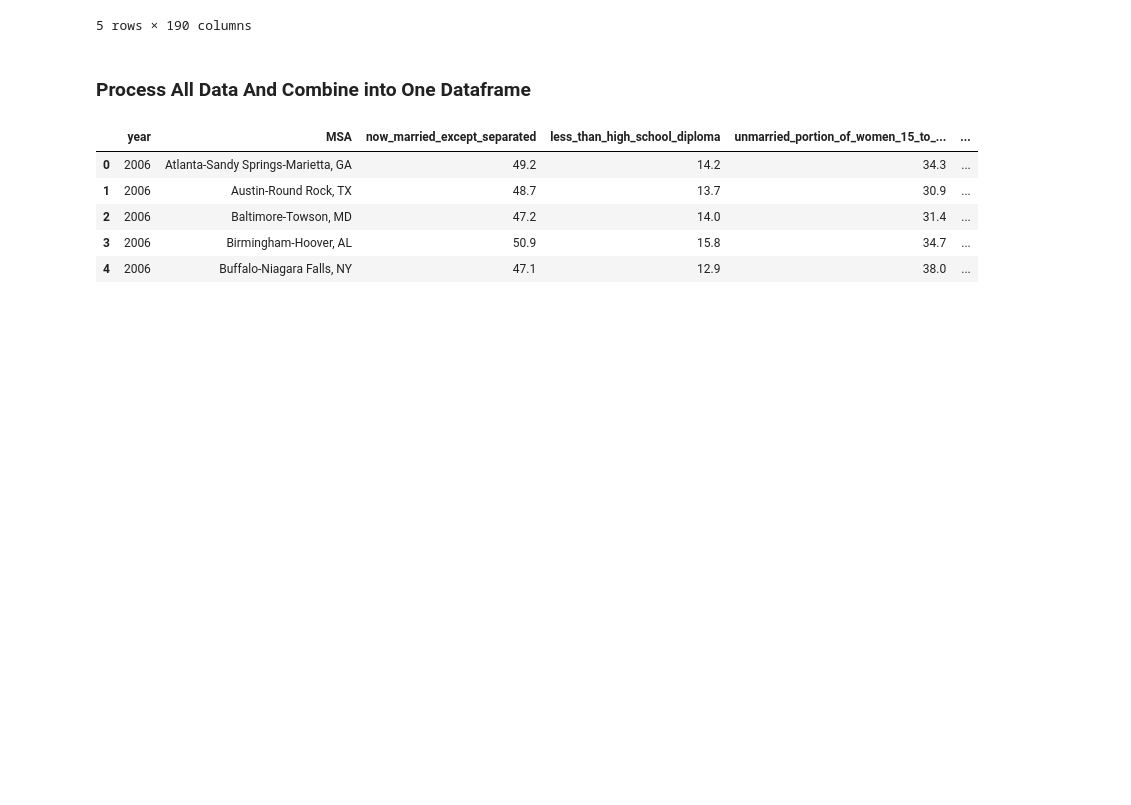
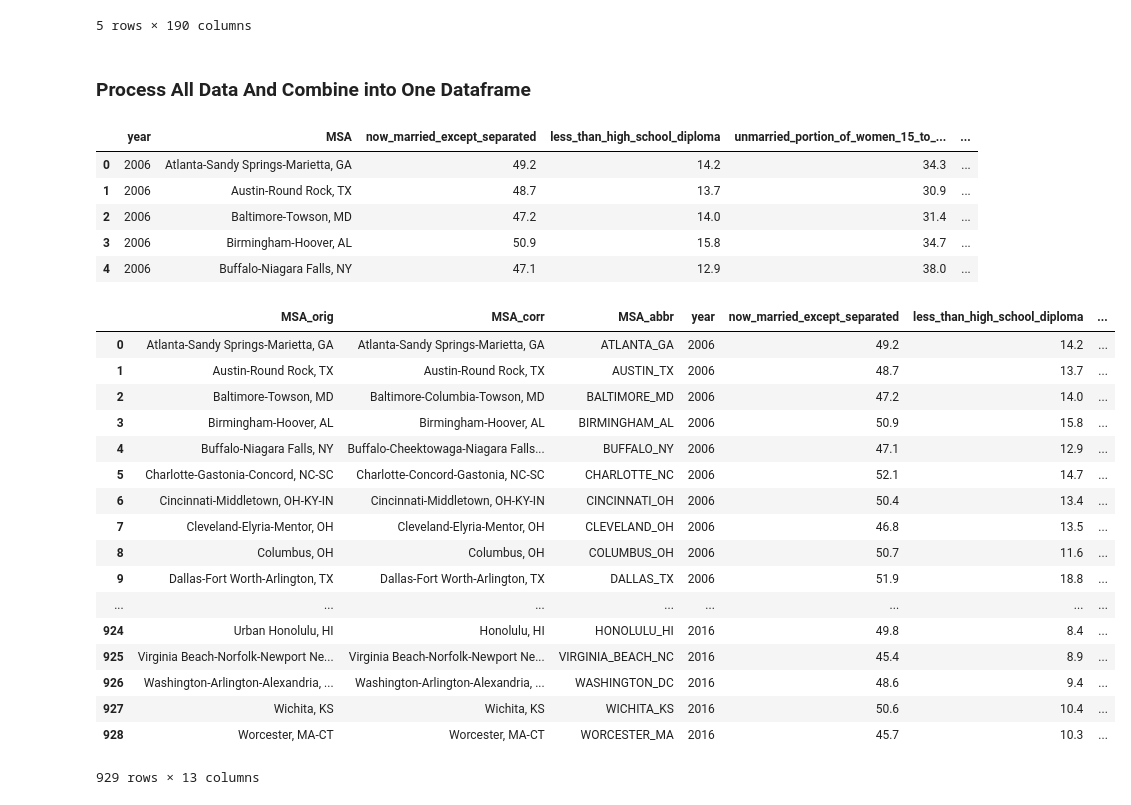
Before and after one commit to dkloving/CS109A_Project, a Jupyter notebook: scripts/load_and_process_data.ipynb, the cells around one changed output. Cells and saved outputs as stored; diff of their text form; code cells hidden in the pictures; blank space fills up the shorter version.

Commit message:
added msa corr and abbr columns

```diff
--- a/scripts/load_and_process_data.ipynb
+++ b/scripts/load_and_process_data.ipynb
@@ -546,0 +694,45 @@ all_df.head()
+# %%
+# process MSAs
+
+#rename msa to msa_orig ~~~~~~~~~~~~~~~~~~~~~~~$$$$$
+all_df = all_df.rename(columns={'MSA':'MSA_orig'})
+
+rename_msa = lambda x : msa_orig_map_to_corr.get(x)
+
+
+all_df['MSA_corr'] = all_df['MSA_orig']\
+    .apply(lambda x :msa_orig_map_to_corr.get(x) if msa_orig_map_to_corr.get(x) is not None else x)
+all_df['MSA_abbr'] = all_df['MSA_corr'].apply(lambda x : msa_corr_map_to_abbr.get(x))
+
+
+columns = ['MSA_orig', 'MSA_corr', 'MSA_abbr', 'year',
+           'now_married_except_separated',
+           'less_than_high_school_diploma',
+           'unmarried_portion_of_women_15_to_50_years_who_had_a_birth_in_past_12_months',
+           'households_with_food_stamp_snap_benefits',
+           'percentage_married_couple_family',
+           'percentage_female_householder_no_husband_present_family',
+           'poverty_all_people', 'house_median_value_(dollars)',
+           'murder_per_100_k']
+
+all_df = all_df[columns]
+all_df
+# %% [output]
+|  | MSA_orig | MSA_corr | MSA_abbr | year | now_married_except_separated | less_than_high_school_diploma | ... |
+| 0 | Atlanta-Sandy Springs-Marietta, GA | Atlanta-Sandy Springs-Marietta, GA | ATLANTA_GA | 2006 | 49.2 | 14.2 | ... |
+| 1 | Austin-Round Rock, TX | Austin-Round Rock, TX | AUSTIN_TX | 2006 | 48.7 | 13.7 | ... |
+| 2 | Baltimore-Towson, MD | Baltimore-Columbia-Towson, MD | BALTIMORE_MD | 2006 | 47.2 | 14.0 | ... |
+| 3 | Birmingham-Hoover, AL | Birmingham-Hoover, AL | BIRMINGHAM_AL | 2006 | 50.9 | 15.8 | ... |
+| 4 | Buffalo-Niagara Falls, NY | Buffalo-Cheektowaga-Niagara Falls... | BUFFALO_NY | 2006 | 47.1 | 12.9 | ... |
+| 5 | Charlotte-Gastonia-Concord, NC-SC | Charlotte-Concord-Gastonia, NC-SC | CHARLOTTE_NC | 2006 | 52.1 | 14.7 | ... |
+| 6 | Cincinnati-Middletown, OH-KY-IN | Cincinnati-Middletown, OH-KY-IN | CINCINNATI_OH | 2006 | 50.4 | 13.4 | ... |
+| 7 | Cleveland-Elyria-Mentor, OH | Cleveland-Elyria-Mentor, OH | CLEVELAND_OH | 2006 | 46.8 | 13.5 | ... |
+| 8 | Columbus, OH | Columbus, OH | COLUMBUS_OH | 2006 | 50.7 | 11.6 | ... |
+| 9 | Dallas-Fort Worth-Arlington, TX | Dallas-Fort Worth-Arlington, TX | DALLAS_TX | 2006 | 51.9 | 18.8 | ... |
+| ... | ... | ... | ... | ... | ... | ... | ... |
+| 924 | Urban Honolulu, HI | Honolulu, HI | HONOLULU_HI | 2016 | 49.8 | 8.4 | ... |
+| 925 | Virginia Beach-Norfolk-Newport Ne... | Virginia Beach-Norfolk-Newport Ne... | VIRGINIA_BEACH_NC | 2016 | 45.4 | 8.9 | ... |
+| 926 | Washington-Arlington-Alexandria, ... | Washington-Arlington-Alexandria, ... | WASHINGTON_DC | 2016 | 48.6 | 9.4 | ... |
+| 927 | Wichita, KS | Wichita, KS | WICHITA_KS | 2016 | 50.6 | 10.4 | ... |
+| 928 | Worcester, MA-CT | Worcester, MA-CT | WORCESTER_MA | 2016 | 45.7 | 10.3 | ... |
+929 rows × 13 columns
```
Also changed, not shown: parts of 2 cells of this notebook, 2 other files.
